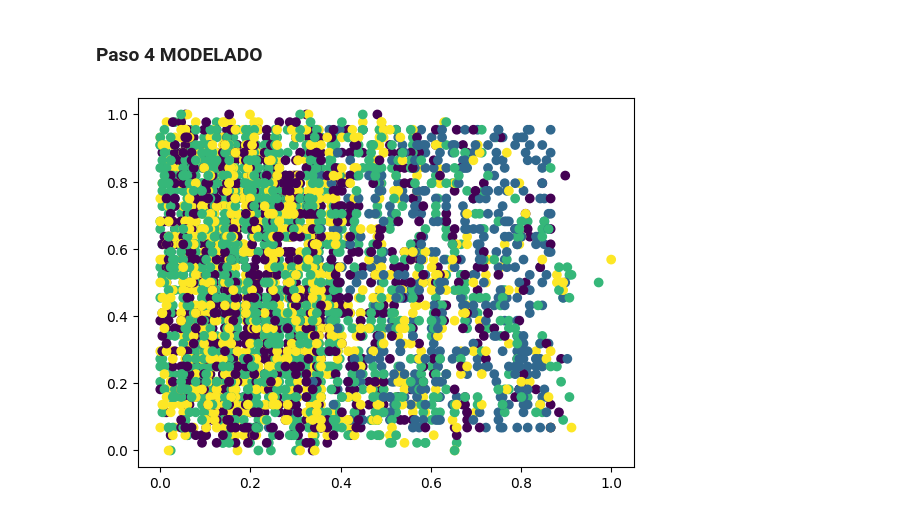
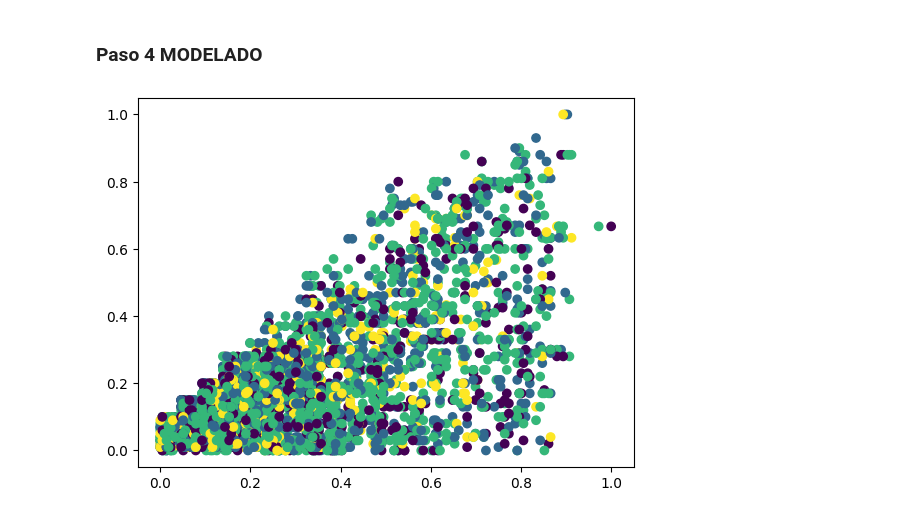
Before and after one commit to barqu3ro/python, a Jupyter notebook: Estudio/Data Science/DataMining/Caso Práctico /datamining - notebook.ipynb, the cells around one changed output. Saved outputs shown, nothing was run; the diff lists cells and outputs as text; code cells hidden in the pictures.

```diff
--- a/Estudio/Data Science/DataMining/Caso Práctico /datamining - notebook.ipynb
+++ b/Estudio/Data Science/DataMining/Caso Práctico /datamining - notebook.ipynb
@@ -133,12 +137,12 @@ x_normalizado.head()
 ### Paso 4 MODELADO
 # %%
 kmeans = KMeans(n_clusters=4)
-kmeans.fit(x_normalized)
+kmeans.fit(x_normalizado)
 
 labels = kmeans.labels_
 
-plt.scatter(x_normalized['ANNUALINCOME'], x_normalized['AGE'], c=labels)
+plt.scatter(x_normalizado['ANNUALINCOME'], x_normalizado['NETPRICE_PRO14_AMT'], c=labels)
 
 plt.show()
 # %% [output]
-[figure, old version]
+[figure, new version]
```
Also changed, not shown: parts of 1 cell of this notebook.
